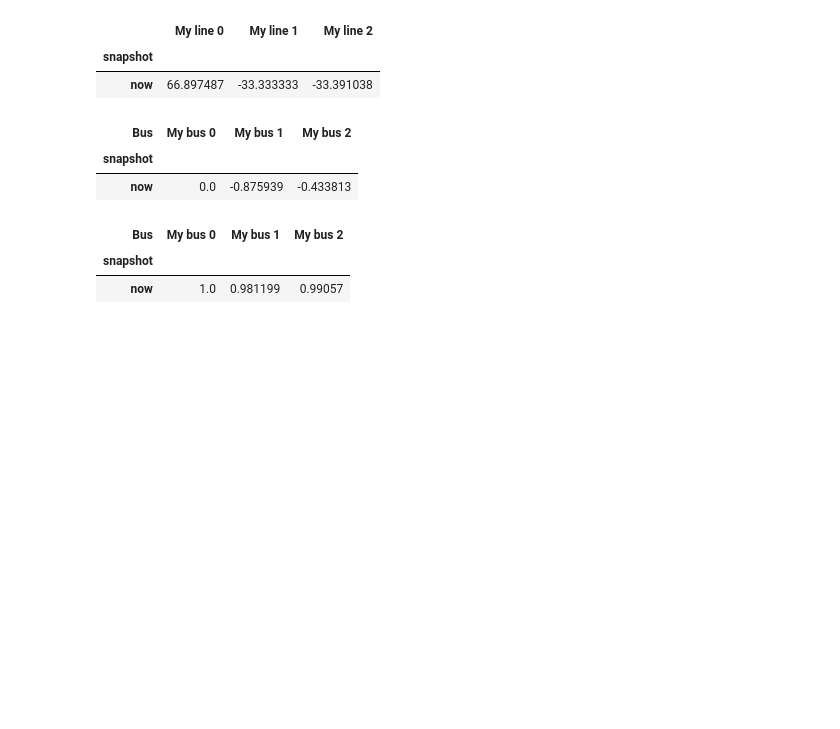
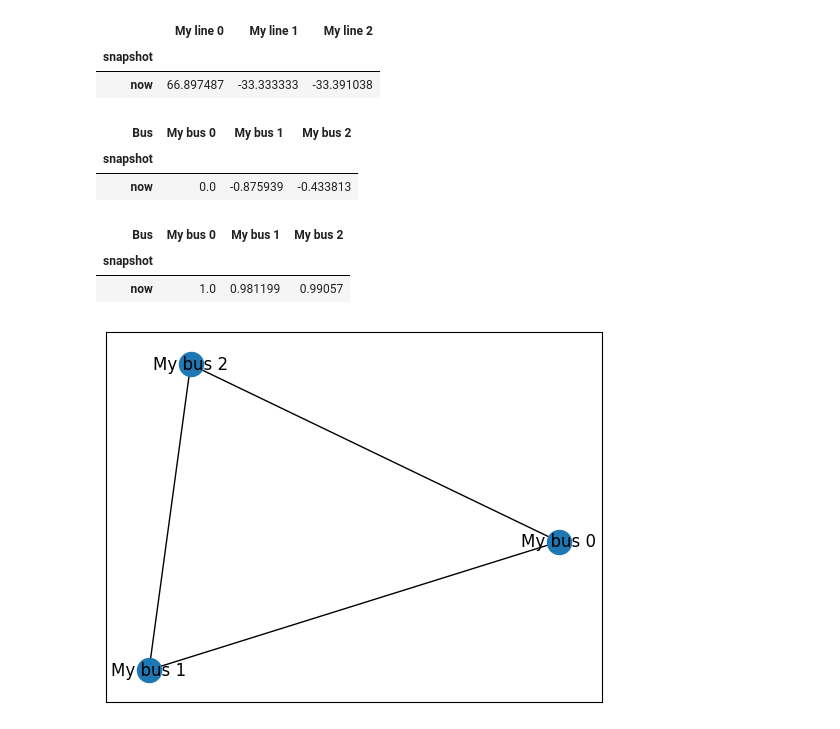
Before and after one commit to sebastianconsuegra95/PowerFlow, a Jupyter notebook: PyPSASim_PowerFlow.ipynb, the cells around one changed output. Saved outputs shown, nothing was run; the diff lists cells and outputs as text; code cells hidden in the pictures; blank space fills up the shorter version.

```diff
--- a/PyPSASim_PowerFlow.ipynb
+++ b/PyPSASim_PowerFlow.ipynb
@@ -70,3 +75,6 @@ INFO:pypsa.pf:Newton-Raphson solved in 3 iterations with error of 0.000000 in 0.
  'converged': SubNetwork     0
  snapshot
  now         True}
+# %%
+network.generators.p_nom_max=100
+network.generators
@@ -88,3 +108,8 @@ network.buses_t.v_mag_pu
 | Bus | My bus 0 | My bus 1 | My bus 2 |
 | snapshot |  |  |  |
 | now | 1.0 | 0.981199 | 0.99057 |
+# %%
+G=network.graph()
+nx.draw_networkx(G)
+# %% [output]
+[figure, added]
```
Also changed, not shown: parts of 5 cells of this notebook, 2 other files.
